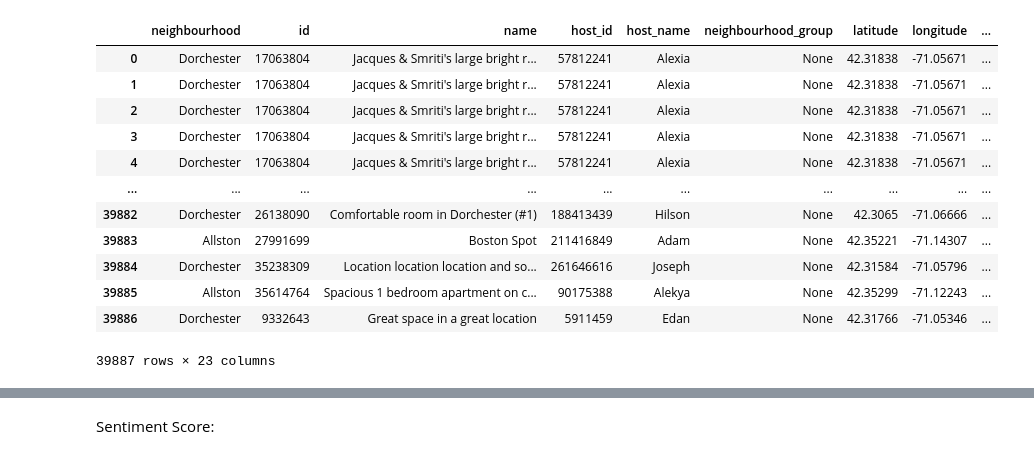
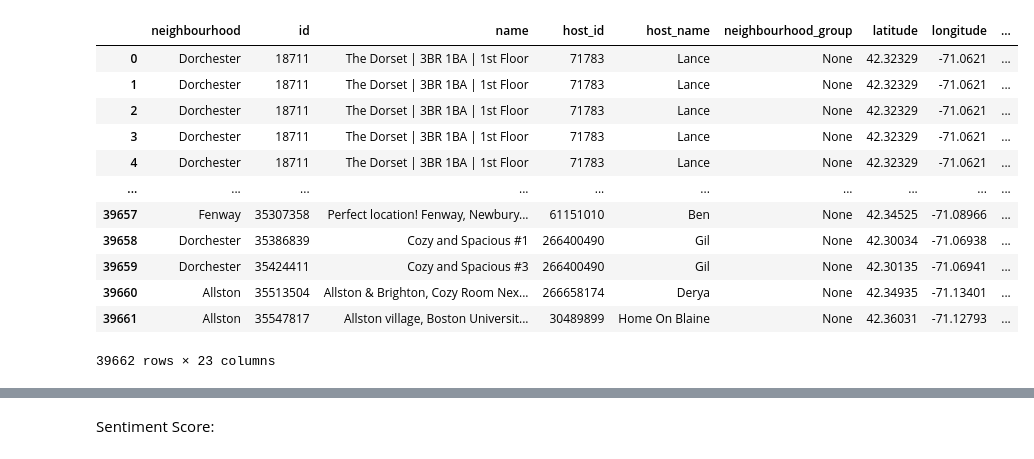
Before and after one commit to aditya-prasad-projects/Airbnb, a Jupyter notebook: Boston_Aibnb_Analysis_Detailed.ipynb, the cells around one changed output, grey strips where cells are left out. Drawn from its saved outputs; the diff is of its cells as text; code cells hidden in the pictures.

```diff
--- a/Boston_Aibnb_Analysis_Detailed.ipynb
+++ b/Boston_Aibnb_Analysis_Detailed.ipynb
@@ -18,10 +18,8 @@ spark = SparkSession\
         .getOrCreate()
 # %%
 def get_complete_boston_data(listings_url, reviews_url, year):
-    spark.sparkContext.addFile(reviews_url)
-    spark.sparkContext.addFile(listings_url)
-    boston_reviews_df = spark.read.option("header", "true").csv(SparkFiles.get("reviews.csv.gz"))
-    boston_listings_df = spark.read.csv(SparkFiles.get("listings.csv"), header=True)
+    boston_reviews_df = spark.read.option("header", "true").csv(reviews_url)
+    boston_listings_df = spark.read.csv(listings_url, header=True)
     boston_reviews_df = boston_reviews_df.where("comments != 'None'")
     boston_reviews_df = boston_reviews_df.withColumnRenamed("id", "review_id")
     boston_top_neighbourhood = boston_listings_df.join(boston_neighbourhoods_df, ["neighbourhood"] , "left_semi")
@@ -54,20 +52,20 @@ boston_neighbourhood_2020.toPandas()
 # %%
-reviews_url = "http://data.insideairbnb.com/united-states/ma/boston/2019-06-14/data/reviews.csv.gz"
-listings_url = "http://data.insideairbnb.com/united-states/ma/boston/2019-06-14/visualisations/listings.csv"
+reviews_url = "data/Boston/2019/June/reviews.csv"
+listings_url = "data/Boston/2019/June/listings.csv"
 boston_neighbourhood_2019 = get_complete_boston_data(listings_url, reviews_url, 2019)
 boston_neighbourhood_2019.toPandas()
 # %% [output]
 |  | neighbourhood | id | name | host_id | host_name | neighbourhood_group | latitude | longitude | ... |
-| 0 | Dorchester | 17063804 | Jacques & Smriti's large bright r... | 57812241 | Alexia | None | 42.31838 | -71.05671 | ... |
-| 1 | Dorchester | 17063804 | Jacques & Smriti's large bright r... | 57812241 | Alexia | None | 42.31838 | -71.05671 | ... |
-| 2 | Dorchester | 17063804 | Jacques & Smriti's large bright r... | 57812241 | Alexia | None | 42.31838 | -71.05671 | ... |
-| 3 | Dorchester | 17063804 | Jacques & Smriti's large bright r... | 57812241 | Alexia | None | 42.31838 | -71.05671 | ... |
-| 4 | Dorchester | 17063804 | Jacques & Smriti's large bright r... | 57812241 | Alexia | None | 42.31838 | -71.05671 | ... |
+| 0 | Dorchester | 18711 | The Dorset | 3BR 1BA | 1st Floor | 71783 | Lance | None | 42.32329 | -71.0621 | ... |
+| 1 | Dorchester | 18711 | The Dorset | 3BR 1BA | 1st Floor | 71783 | Lance | None | 42.32329 | -71.0621 | ... |
+| 2 | Dorchester | 18711 | The Dorset | 3BR 1BA | 1st Floor | 71783 | Lance | None | 42.32329 | -71.0621 | ... |
+| 3 | Dorchester | 18711 | The Dorset | 3BR 1BA | 1st Floor | 71783 | Lance | None | 42.32329 | -71.0621 | ... |
+| 4 | Dorchester | 18711 | The Dorset | 3BR 1BA | 1st Floor | 71783 | Lance | None | 42.32329 | -71.0621 | ... |
 | ... | ... | ... | ... | ... | ... | ... | ... | ... | ... |
-| 39882 | Dorchester | 26138090 | Comfortable room in Dorchester (#1) | 188413439 | Hilson | None | 42.3065 | -71.06666 | ... |
-| 39883 | Allston | 27991699 | Boston Spot | 211416849 | Adam | None | 42.35221 | -71.14307 | ... |
-| 39884 | Dorchester | 35238309 | Location location location and so... | 261646616 | Joseph | None | 42.31584 | -71.05796 | ... |
-| 39885 | Allston | 35614764 | Spacious 1 bedroom apartment on c... | 90175388 | Alekya | None | 42.35299 | -71.12243 | ... |
-| 39886 | Dorchester | 9332643 | Great space in a great location | 5911459 | Edan | None | 42.31766 | -71.05346 | ... |
+| 39657 | Fenway | 35307358 | Perfect location! Fenway, Newbury... | 61151010 | Ben | None | 42.34525 | -71.08966 | ... |
+| 39658 | Dorchester | 35386839 | Cozy and Spacious #1 | 266400490 | Gil | None | 42.30034 | -71.06938 | ... |
+| 39659 | Dorchester | 35424411 | Cozy and Spacious #3 | 266400490 | Gil | None | 42.30135 | -71.06941 | ... |
+| 39660 | Allston | 35513504 | Allston & Brighton, Cozy Room Nex... | 266658174 | Derya | None | 42.34935 | -71.13401 | ... |
+| 39661 | Allston | 35547817 | Allston village, Boston Universit... | 30489899 | Home On Blaine | None | 42.36031 | -71.12793 | ... |
-39887 rows × 23 columns
+39662 rows × 23 columns
 # %%
```
Also changed, not shown: parts of 33 cells of this notebook, 1 other file.
